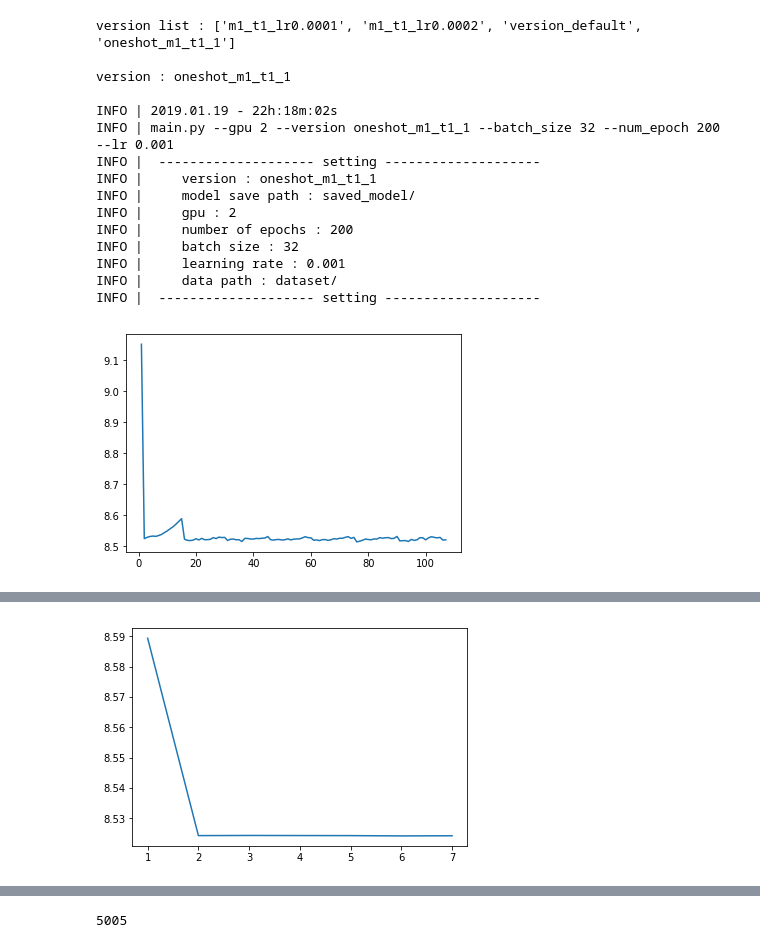
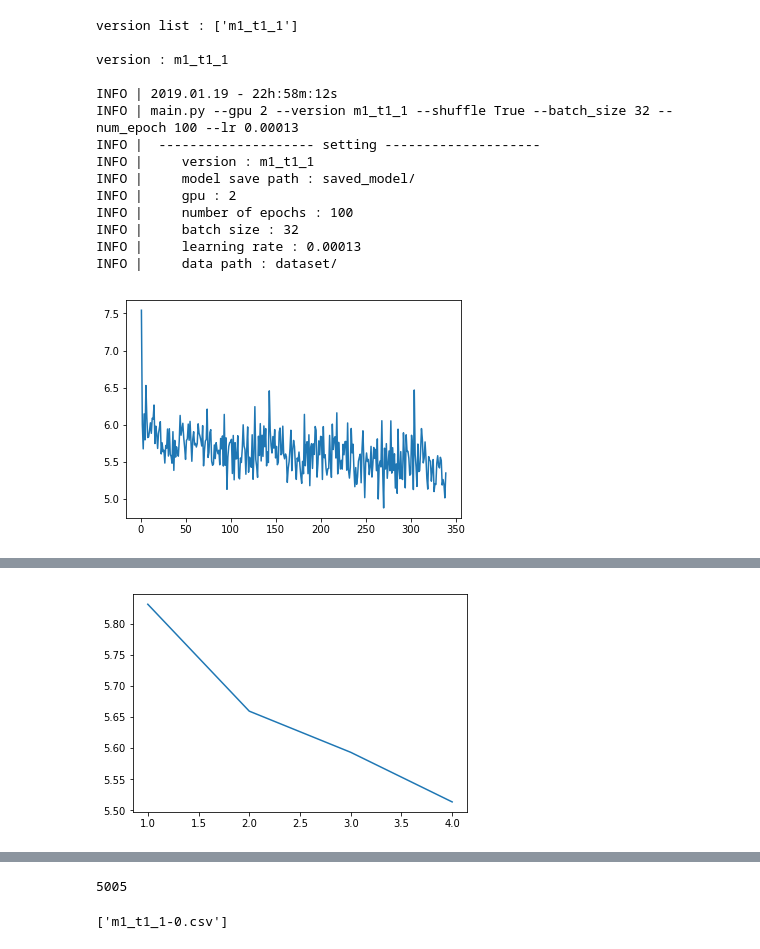
Before and after one commit to ts-kim/MyProject, a Jupyter notebook: visualization_loss.ipynb, the cells around one changed output, grey strips where cells are left out. Drawn from its saved outputs; the diff is of its cells as text; code cells hidden in the pictures.

Commit message:
Debug main.py

```diff
--- a/visualization_loss.ipynb
+++ b/visualization_loss.ipynb
@@ -15,10 +15,12 @@ import matplotlib.pyplot as plt
 path = 'log/'+version+'.log'
 with open(path,'r') as f:
     lines = f.readlines()
-
+tmp=0
 for i, line in enumerate(lines):
-    if '------- model training start -------' in line :
-        idx = i
+    if 'setting' in line :
+        tmp+=1
+    if tmp==2:
+        idx=i+1
         break
     if line.strip() == 'INFO |':
         pass
@@ -46,40 +48,39 @@ plt.plot(xs,ys)
 plt.show()
 
 for i,line in enumerate(lines):
     if '------- model training start -------' in line:
         print(line.strip())
     if 'done' in line:
         print(line.strip())
     if 'completed' in line:
         print(line.strip())
 
 xs = []
 ys = []
 
 j=1
 for i, line in enumerate(lines):
     if 'done' in line:
         xs.append(j)
         ys.append(float(line.split()[-1]))
         j+=1
 
 plt.plot(xs,ys)
 plt.show()
 # %% [output]
-version list : ['m1_t1_lr0.0001', 'm1_t1_lr0.0002', 'version_default', 'oneshot_m1_t1_1']
+version list : ['m1_t1_1']
 
-version : oneshot_m1_t1_1
+version : m1_t1_1
 
-INFO | 2019.01.19 - 22h:18m:02s
-INFO | main.py --gpu 2 --version oneshot_m1_t1_1 --batch_size 32 --num_epoch 200 --lr 0.001
+INFO | 2019.01.19 - 22h:58m:12s
+INFO | main.py --gpu 2 --version m1_t1_1 --shuffle True --batch_size 32 --num_epoch 100 --lr 0.00013
 INFO |  -------------------- setting --------------------
-INFO |     version : oneshot_m1_t1_1
+INFO |     version : m1_t1_1
 INFO |     model save path : saved_model/
 INFO |     gpu : 2
-INFO |     number of epochs : 200
+INFO |     number of epochs : 100
 INFO |     batch size : 32
-INFO |     learning rate : 0.001
+INFO |     learning rate : 0.00013
 INFO |     data path : dataset/
-INFO |  -------------------- setting --------------------
-[figure, old version]
+[figure, new version]
 INFO |  ------- model training start -------
@@ -93,4 +91,4 @@ INFO |     epoch 7/200 done | avg.loss : 8.52429
-[figure, old version]
+[figure, new version]
 # %%
 import json
 json_path='dataset/data.json'
@@ -121,9 +119,15 @@ len(json_data['train'])
 5005
 # %%
 import pandas as pd
-submission='m1_t1_lr0.0001_epoch-59.pth'
-submission_data_path = 'submission/'+submission+'.csv'
-submission_data = pd.read_csv(submission_data_path)
+import os
+
+submissions = os.listdir('submission')
+submission = 'submission/'+submissions[0]
+submission_data = pd.read_csv(submission)
+
+print(submissions)
+# %% [output]
+['m1_t1_1-0.csv']
 # %%
 submission_data
 # %% [output]
```
Also changed, not shown: parts of 2 cells of this notebook, 1 other file.
